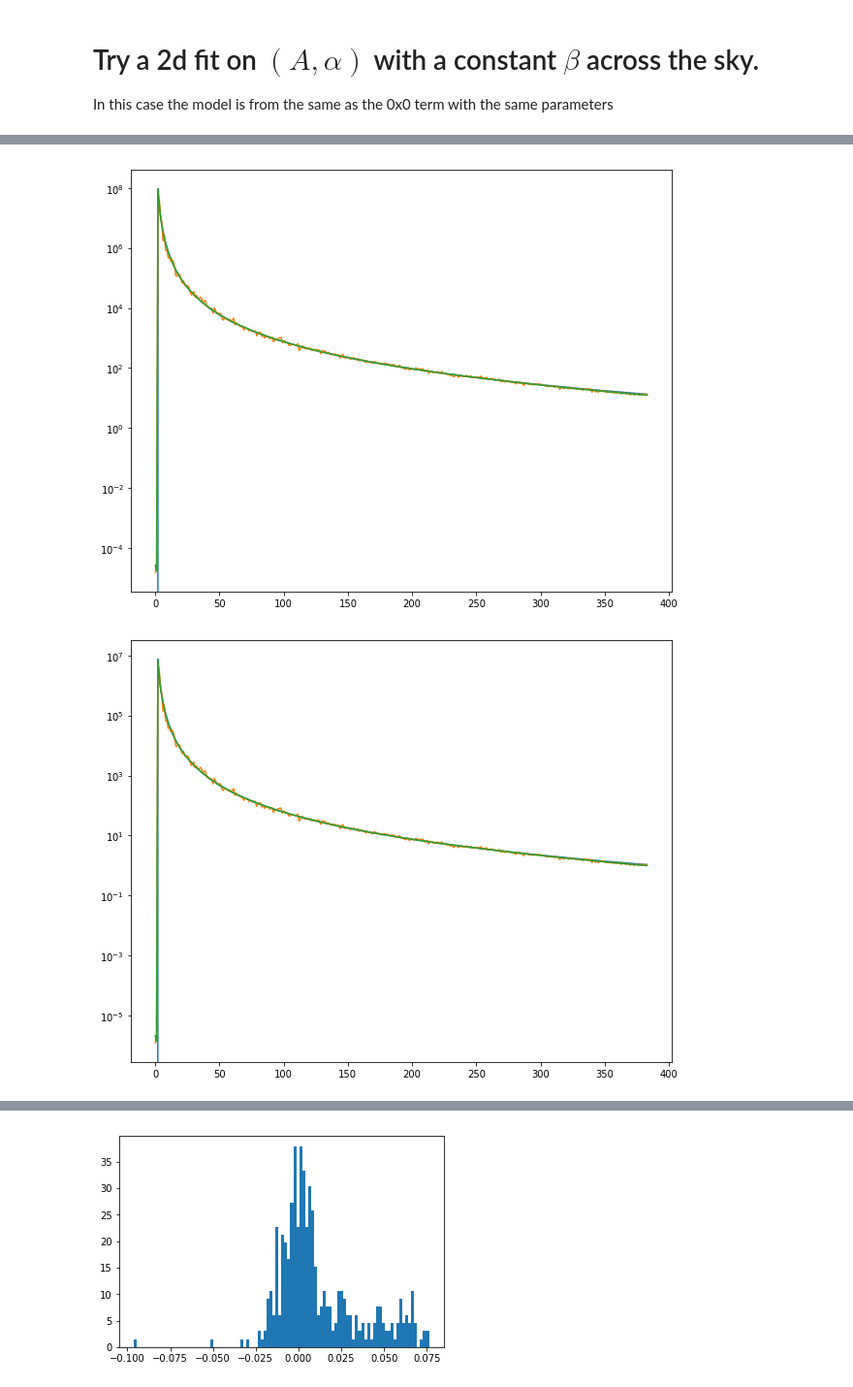
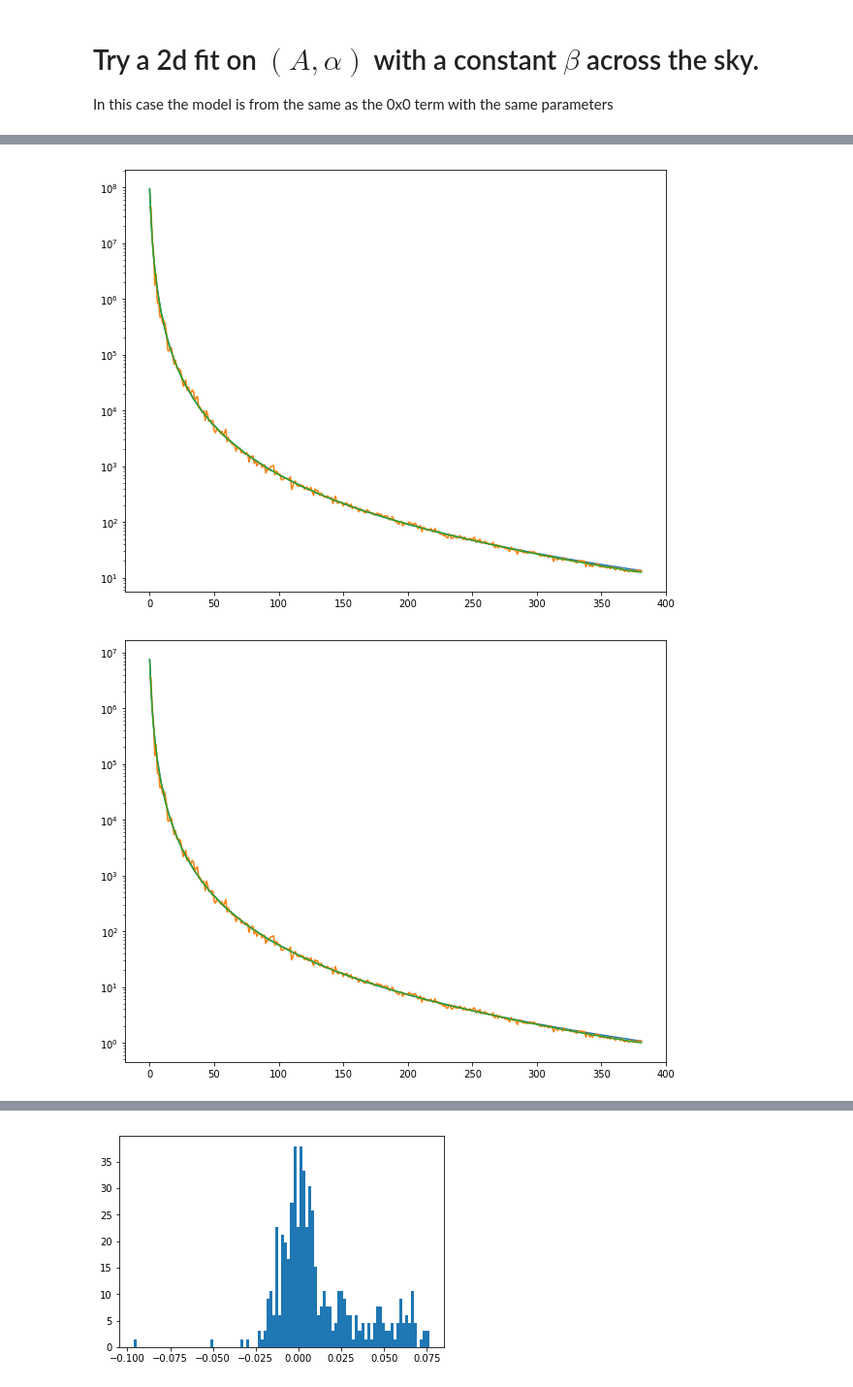
Before and after one commit to acwgough/foreground_moments, a Jupyter notebook: 2019-08-15 simple optimisation.ipynb, the cells around one changed output, grey strips where cells are left out. Shown at 97% size. Saved outputs shown, nothing was run; the diff lists cells and outputs as text; code cells hidden in the pictures.

```diff
--- a/2019-08-15 simple optimisation.ipynb
+++ b/2019-08-15 simple optimisation.ipynb
@@ -87,7 +87,7 @@ input_model = ff.auto0x0(freqs, ell_max=len(ells), A=A, alpha=alpha)
 #check that these line up
 for i in range(len(freqs)):
     figure(figsize=(10,8))
-    semilogy(input_model[i])
-    semilogy(PS_2d_const[i])
-    semilogy(PS_2d_const_mean[i])
+    semilogy(input_model[i][2:])
+    semilogy(PS_2d_const[i][2:])
+    semilogy(PS_2d_const_mean[i][2:])
 # %% [output]
@@ -95,2 +95,2 @@ for i in range(len(freqs)):
-[figure, old version]
+[figure, new version]
-[figure, old version]
+[figure, new version]
```
Also changed, not shown: parts of 20 cells of this notebook.
